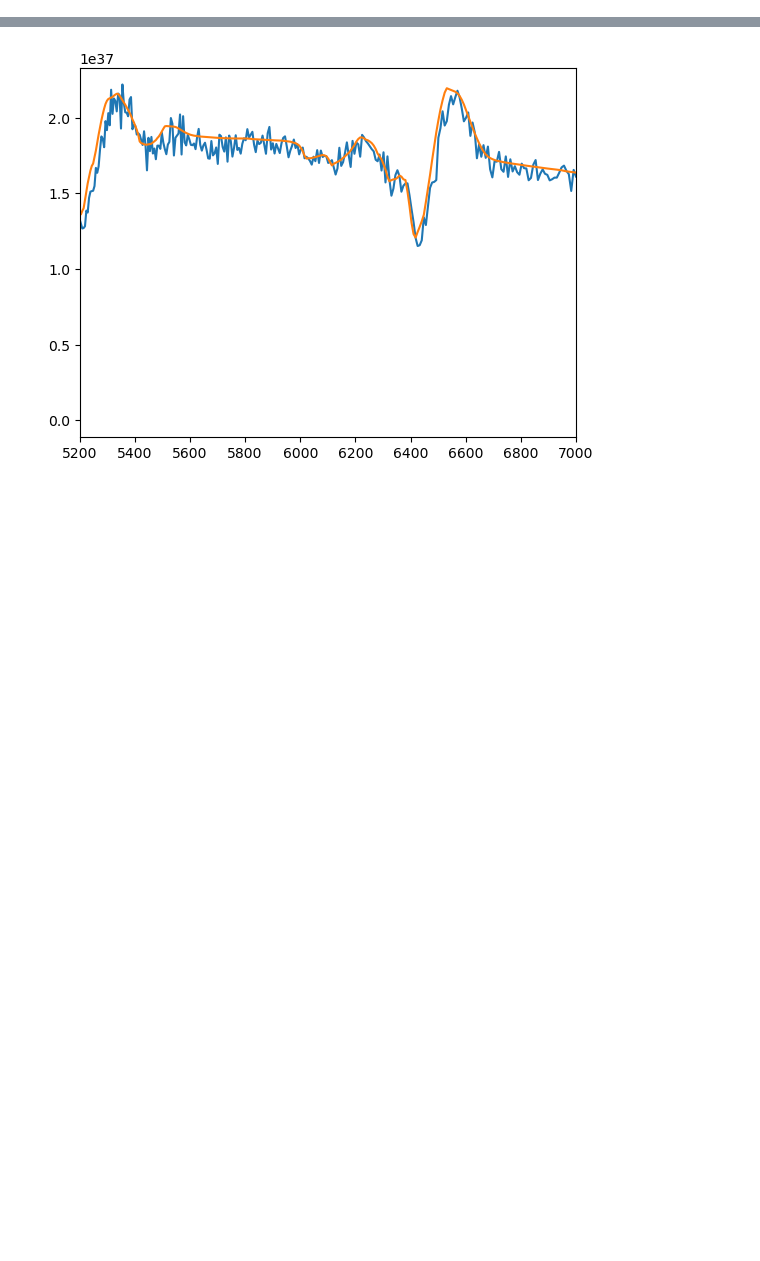
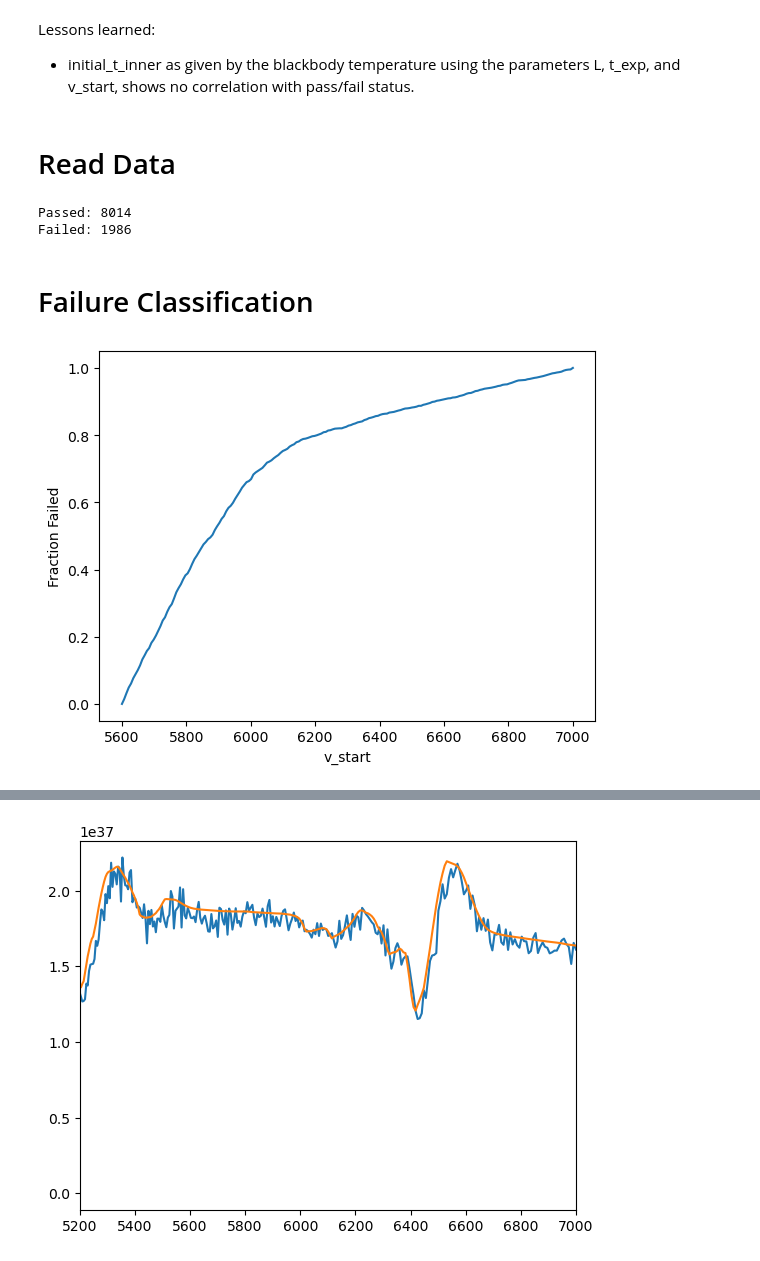
Before and after one commit to MichaelLukaszyk/iip-emulator, a Jupyter notebook: interpolator/coverage_check.ipynb, the cells around one changed output, grey strips where cells are left out. Cells and saved outputs as stored; diff of their text form; code cells hidden in the pictures; blank space fills up the shorter version.

```diff
--- a/interpolator/coverage_check.ipynb
+++ b/interpolator/coverage_check.ipynb
@@ -1,3 +1,8 @@
+# %% [markdown]
+Lessons learned:
+- initial_t_inner as given by the blackbody temperature using the parameters L, t_exp, and v_start, shows no correlation with pass/fail status.
+# %% [markdown]
+# Read Data
 # %%
 import interpolator.util as util
 import matplotlib.pyplot as plt
@@ -21 +39,19 @@ failed_mask = np.array([x in failed_i for x in grid['id']])
 X_failed = grid[failed_mask][param_names].drop('id', axis=1)
+# %%
+print('Passed:', len(X_passed))
+print('Failed:', len(X_failed))
+# %% [output]
+Passed: 8014
+Failed: 1986
+# %% [markdown]
+# Failure Classification
+# %%
+# Strong and simple correlation between v_start and failure status
+v_start = np.linspace(limits[2][0], limits[2][1], 200)
+frac_failed = [np.sum(X_failed['v_start'] < x) / len(X_failed) for x in v_start]
+plt.plot(v_start, frac_failed)
+plt.xlabel('v_start')
+plt.ylabel('Fraction Failed')
+plt.show()
+# %% [output]
+[figure, added]
```
Also changed, not shown: parts of 4 cells of this notebook, 7 other files.
